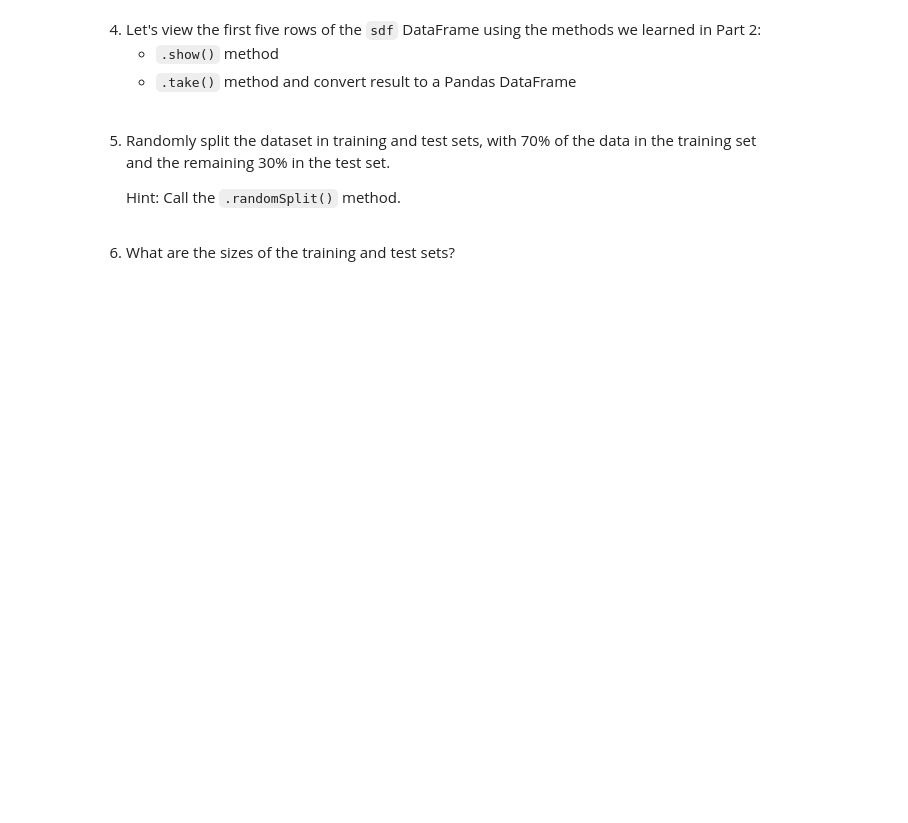
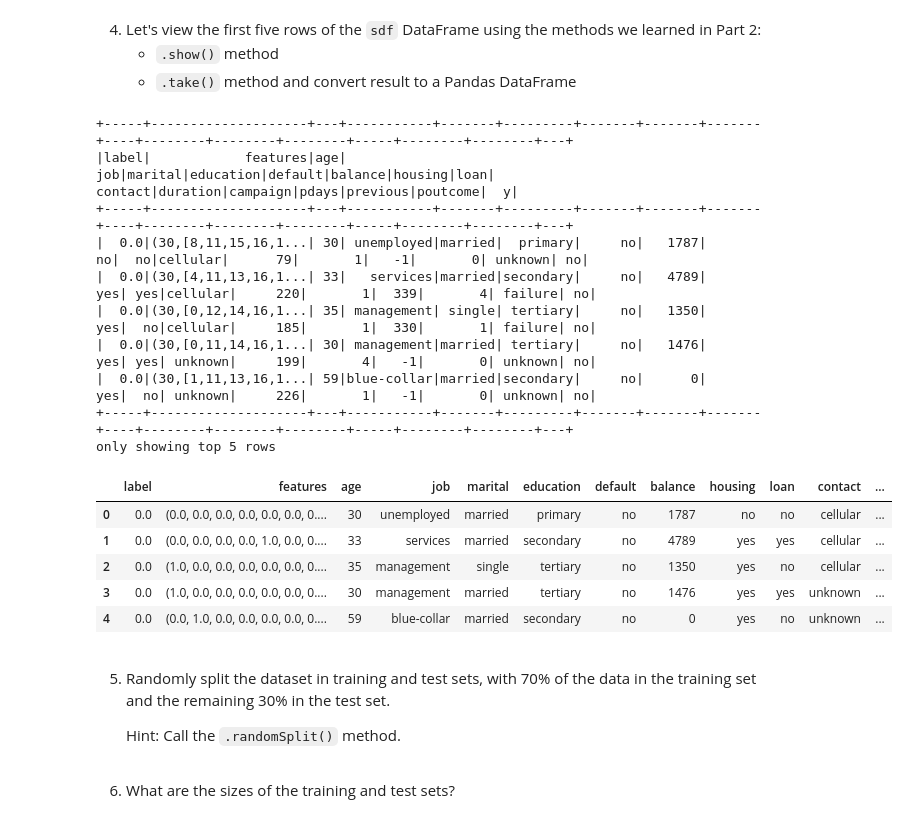
Before and after one commit to draganostojic/MLE-10, a Jupyter notebook: assignments/week-05-big-data/nb/subscription-prediction.ipynb, the cells around one changed output. Drawn from its saved outputs; the diff is of its cells as text; code cells hidden in the pictures; blank space fills up the shorter version.

```diff
--- a/assignments/week-05-big-data/nb/subscription-prediction.ipynb
+++ b/assignments/week-05-big-data/nb/subscription-prediction.ipynb
@@ -424,7 +424,7 @@ label_stringIdx = StringIndexer(inputCol = 'y', outputCol = 'label')
 stages += [label_stringIdx]
 numericCols = ['age', 'balance', 'duration', 'campaign', 'pdays', 'previous']
 assemblerInputs = [c + "classVec" for c in categoricalColumns] + numericCols
-assembler = # [YOUR CODE HERE]
+assembler = VectorAssembler(inputCols=assemblerInputs, outputCol="features") # [YOUR CODE HERE]
 stages += [assembler]
 # %% [markdown]
 ## Part 4: Pipeline
@@ -436,12 +436,13 @@ To run the pipeline on our Pandas on Spark DataFrame, we will convert it back to
 1. Fit a pipeline on df.
 # %%
 from pyspark.ml import Pipeline
-sdf = sdf.to_spark()
+#NOTE: our sdf object is already Spark dataframe so we don't need to convert. sdf is original df minus day and month rows.
+#sdf = sdf.to_spark()
 pipeline = Pipeline(stages=stages)
 
-pipelineModel = # [YOUR CODE HERE]
+pipelineModel = pipeline.fit(sdf) # [YOUR CODE HERE]
 # %% [markdown]
 2. Transform `pipelineModel` on `df` and assign this to variable `transformed_df`.
 # %%
-transformed_df = None # [YOUR CODE HERE]
+transformed_df = pipelineModel.transform(sdf) # [YOUR CODE HERE]
 transformed_df.printSchema()
@@ -451,5 +470,5 @@ From the transformation, we'd like to take the `label` and `features` columns as
 3. Use the `.select()` method to pull these columns from the `transformed_df` and reassign the resulting DataFrame to `sdf`.
 # %%
 selectedCols = ['label', 'features'] + sdf.columns
-sdf = None # [YOUR CODE HERE]
+sdf = transformed_df.select(selectedCols) # [YOUR CODE HERE]
 sdf.printSchema()
@@ -462,3 +498,24 @@ sdf.printSchema()
+# %%
+# [YOUR CODE HERE]
+sdf.show(5)
+pd.DataFrame(data=sdf.take(5), columns=sdf.columns)
+# %% [output]
++-----+--------------------+---+-----------+-------+---------+-------+-------+-------+----+--------+--------+--------+-----+--------+--------+---+
+|label|            features|age|        job|marital|education|default|balance|housing|loan| contact|duration|campaign|pdays|previous|poutcome|  y|
++-----+--------------------+---+-----------+-------+---------+-------+-------+-------+----+--------+--------+--------+-----+--------+--------+---+
+|  0.0|(30,[8,11,15,16,1...| 30| unemployed|married|  primary|     no|   1787|     no|  no|cellular|      79|       1|   -1|       0| unknown| no|
+|  0.0|(30,[4,11,13,16,1...| 33|   services|married|secondary|     no|   4789|    yes| yes|cellular|     220|       1|  339|       4| failure| no|
+|  0.0|(30,[0,12,14,16,1...| 35| management| single| tertiary|     no|   1350|    yes|  no|cellular|     185|       1|  330|       1| failure| no|
+|  0.0|(30,[0,11,14,16,1...| 30| management|married| tertiary|     no|   1476|    yes| yes| unknown|     199|       4|   -1|       0| unknown| no|
+|  0.0|(30,[1,11,13,16,1...| 59|blue-collar|married|secondary|     no|      0|    yes|  no| unknown|     226|       1|   -1|       0| unknown| no|
++-----+--------------------+---+-----------+-------+---------+-------+-------+-------+----+--------+--------+--------+-----+--------+--------+---+
+only showing top 5 rows
+|  | label | features | age | job | marital | education | default | balance | housing | loan | contact | ... |
+| 0 | 0.0 | (0.0, 0.0, 0.0, 0.0, 0.0, 0.0, 0.... | 30 | unemployed | married | primary | no | 1787 | no | no | cellular | ... |
+| 1 | 0.0 | (0.0, 0.0, 0.0, 0.0, 1.0, 0.0, 0.... | 33 | services | married | secondary | no | 4789 | yes | yes | cellular | ... |
+| 2 | 0.0 | (1.0, 0.0, 0.0, 0.0, 0.0, 0.0, 0.... | 35 | management | single | tertiary | no | 1350 | yes | no | cellular | ... |
+| 3 | 0.0 | (1.0, 0.0, 0.0, 0.0, 0.0, 0.0, 0.... | 30 | management | married | tertiary | no | 1476 | yes | yes | unknown | ... |
+| 4 | 0.0 | (0.0, 1.0, 0.0, 0.0, 0.0, 0.0, 0.... | 59 | blue-collar | married | secondary | no | 0 | yes | no | unknown | ... |
 # %% [markdown]
 5. Randomly split the dataset in training and test sets, with 70% of the data in the training set and the remaining 30% in the test set.
 
```
Also changed, not shown: parts of 6 cells of this notebook.
